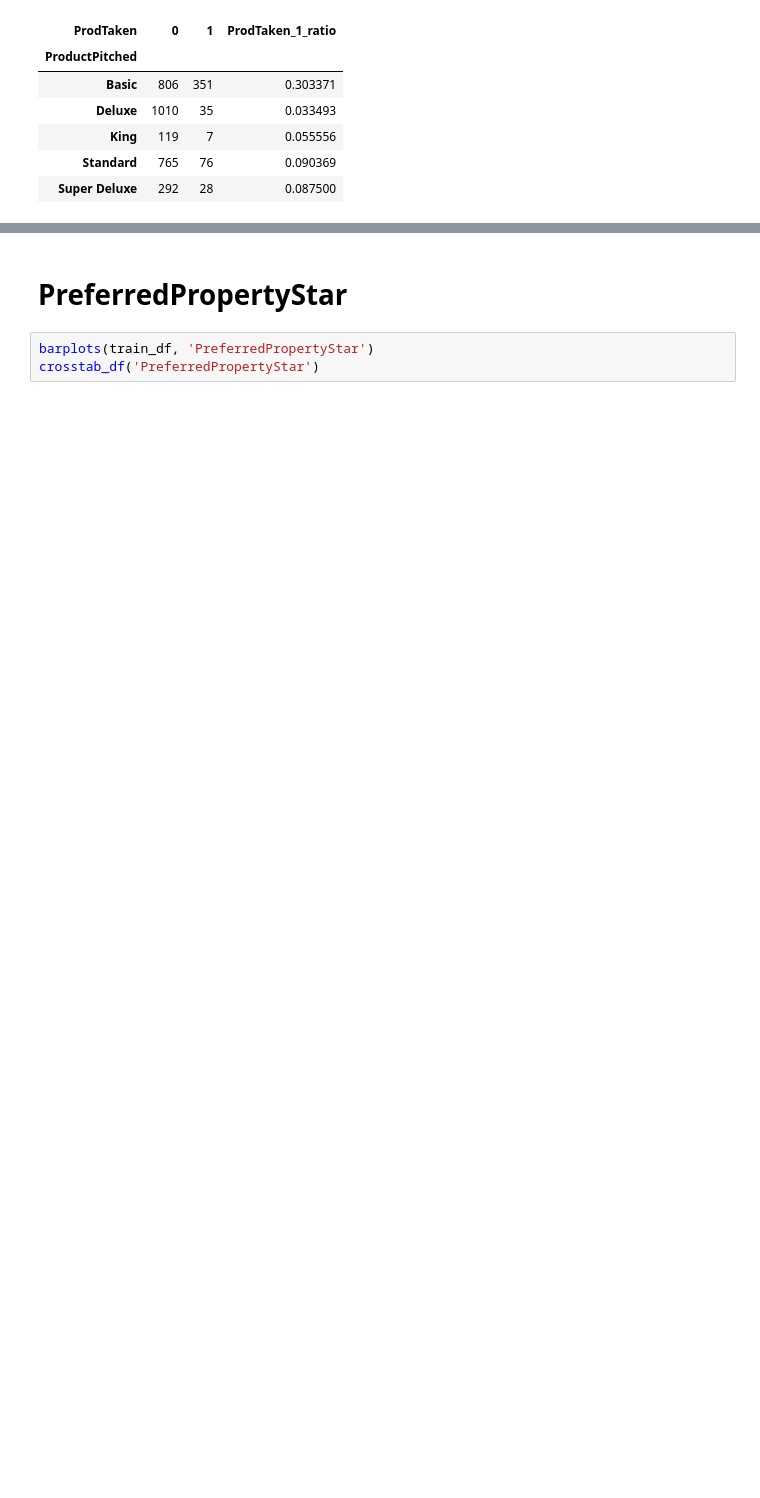
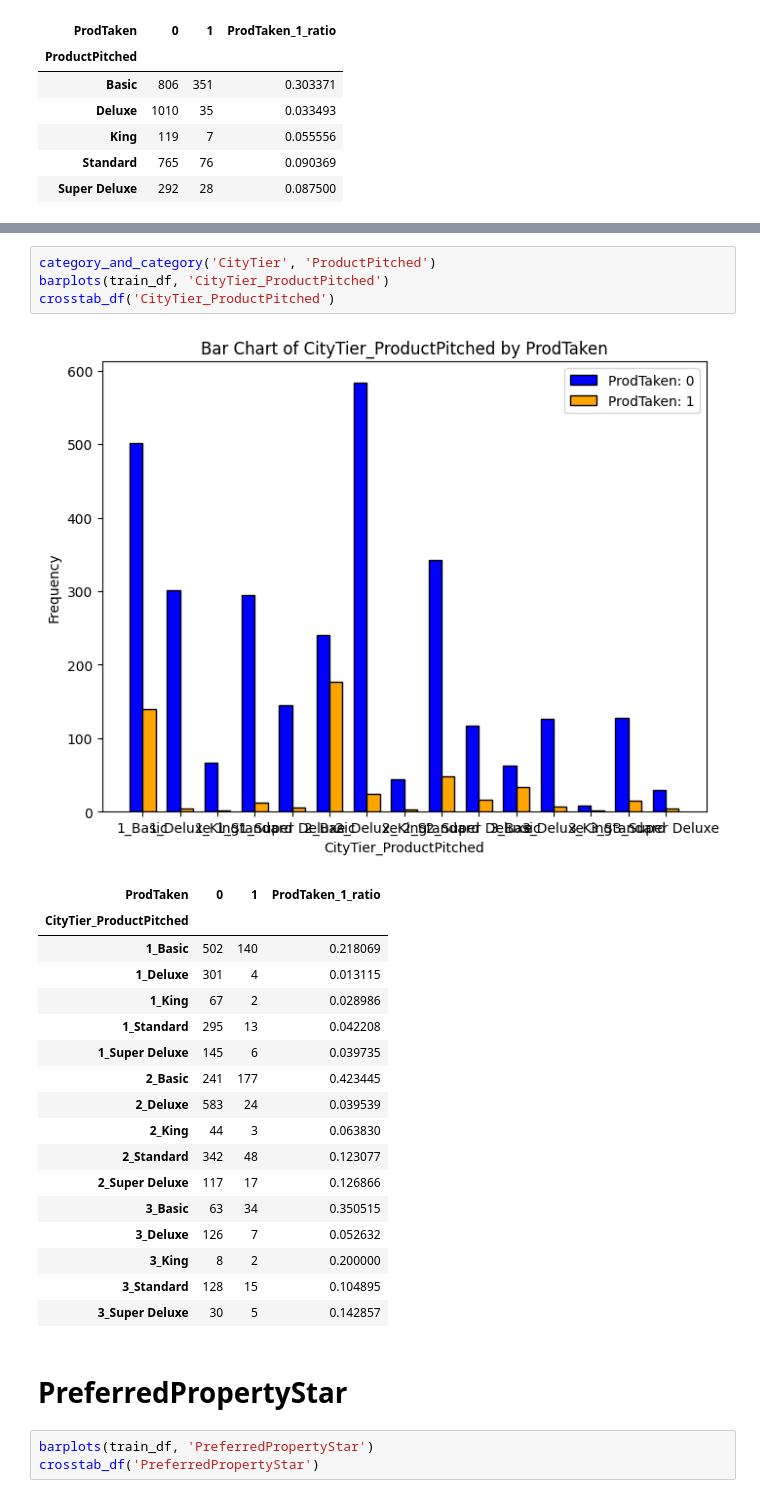
Before and after one commit to skyshine460/ProdTaken, a Jupyter notebook: ProdTaken_lightgbm.ipynb, the cells around one changed output, grey strips where cells are left out. Cells and saved outputs as stored; diff of their text form; blank space fills up the shorter version.

```diff
--- a/ProdTaken_lightgbm.ipynb
+++ b/ProdTaken_lightgbm.ipynb
@@ -518,3 +547,26 @@ crosstab_df('ProductPitched')
+# %%
+category_and_category('CityTier', 'ProductPitched')
+barplots(train_df, 'CityTier_ProductPitched')
+crosstab_df('CityTier_ProductPitched')
+# %% [output]
+[figure, added]
+| ProdTaken | 0 | 1 | ProdTaken_1_ratio |
+| CityTier_ProductPitched |  |  |  |
+| 1_Basic | 502 | 140 | 0.218069 |
+| 1_Deluxe | 301 | 4 | 0.013115 |
+| 1_King | 67 | 2 | 0.028986 |
+| 1_Standard | 295 | 13 | 0.042208 |
+| 1_Super Deluxe | 145 | 6 | 0.039735 |
+| 2_Basic | 241 | 177 | 0.423445 |
+| 2_Deluxe | 583 | 24 | 0.039539 |
+| 2_King | 44 | 3 | 0.063830 |
+| 2_Standard | 342 | 48 | 0.123077 |
+| 2_Super Deluxe | 117 | 17 | 0.126866 |
+| 3_Basic | 63 | 34 | 0.350515 |
+| 3_Deluxe | 126 | 7 | 0.052632 |
+| 3_King | 8 | 2 | 0.200000 |
+| 3_Standard | 128 | 15 | 0.104895 |
+| 3_Super Deluxe | 30 | 5 | 0.142857 |
 # %% [markdown]
 # PreferredPropertyStar
 # %%
```
Also changed, not shown: parts of 13 cells of this notebook.
